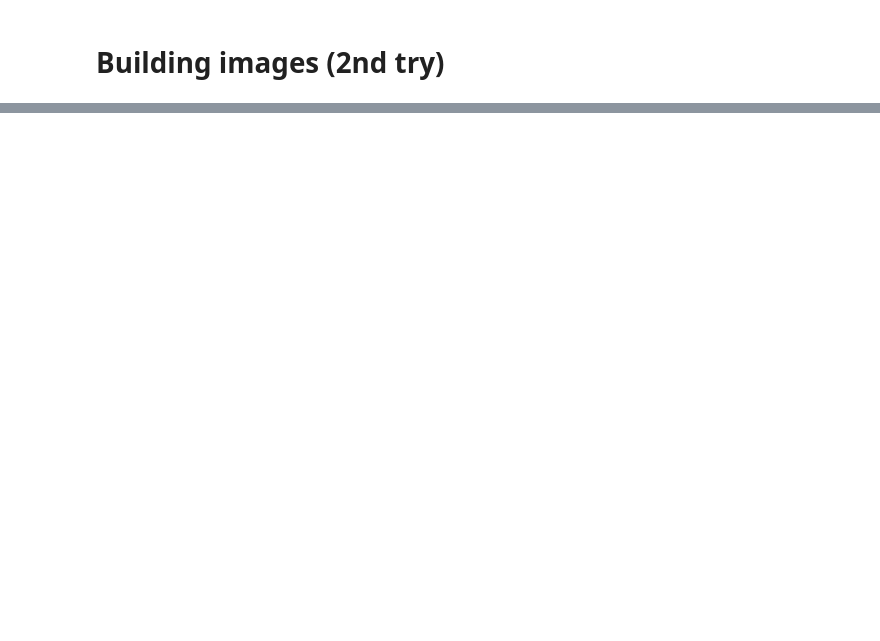
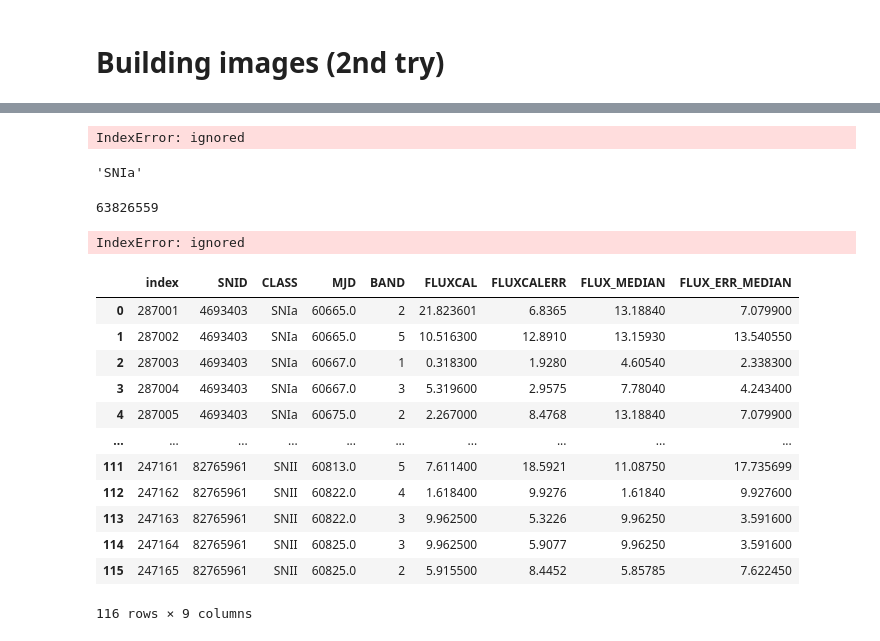
Before and after one commit to vPedreros/ELAsTICC_SNe_Classification, a Jupyter notebook: Copia de ELAsTICC_Pedre(2).ipynb, the cells around one changed output, grey strips where cells are left out. Drawn from its saved outputs; the diff is of its cells as text; code cells hidden in the pictures; blank space fills up the shorter version.

```diff
--- a/Copia de ELAsTICC_Pedre(2).ipynb
+++ b/Copia de ELAsTICC_Pedre(2).ipynb
@@ -261,0 +209,6 @@ df.drop(df[df.MJD > 61200].index, inplace=True)
+# %%
+from sklearn.model_selection import train_test_split
+
+np.random.seed(4501)
+
+snids_train, snids_test = train_test_split(df.SNID.unique(), test_size=0.4,  random_state=1)
@@ -262,3 +219,15 @@ df.drop(df[df.MJD > 61200].index, inplace=True)
+# %%
+df['FLUX_MEDIAN'] = np.nan
+df['FLUX_ERR_MEDIAN']=np.nan
+# %%
+snid = df.SNID.unique()
+for sn in snid:
+  for c in color:
+    mask  = (df.SNID == sn) & (df.BAND == c)
+    df.loc[mask, 'FLUX_MEDIAN']  = df.loc[mask, 'FLUXCAL'].median()
+    df.loc[mask, 'FLUX_ERR_MEDIAN']  = df.loc[mask, 'FLUXCALERR'].median()
+
+#51 min
 # %%
 snids2 = df.SNID.unique()
 len(snids2)
@@ -293,3 +294,10 @@ insert_mjd(snids2[0],df)
+# %%
+df_add14 = add_mjd(snids_train[14], df[df.SNID== snids_train[14]],arr)
+df_add14.sort_values()
+# %% [output]
+IndexError: ignored
 # %%
-mask = (df.SNID == snids2[0]) & (df.BAND == 'i')
-df.loc[mask]
+mask=(df.SNID == snids_train[1])& (df.BAND ==2)
+df.loc[mask, 'CLASS'].values[0]
+# %% [output]
+'SNIa'
@@ -300,2 +304,10 @@ len(snids)
+# %%
+for i in range(1,13):
+  print(snids_train[i])
+  df_add = pd.concat([df_add,
+                      add_mjd(snids_train[i], df[df.SNID == snids_train[i]],arr)]).reset_index()
+# %% [output]
+63826559
+IndexError: ignored
 # %%
-other = df[(df.SNID == snids2[0]) | (df.SNID == snids2[340])].copy()
+uou = pd.concat([df[df.SNID == snids_train[0]], df[df.SNID == snids_train[12]]]).reset_index()
@@ -303,0 +314,16 @@ other = other.SNID.apply(lambda x: insert_mjd(x, other))
+# %%
+uou
+# %% [output]
+|  | index | SNID | CLASS | MJD | BAND | FLUXCAL | FLUXCALERR | FLUX_MEDIAN | FLUX_ERR_MEDIAN |
+| 0 | 287001 | 4693403 | SNIa | 60665.0 | 2 | 21.823601 | 6.8365 | 13.18840 | 7.079900 |
+| 1 | 287002 | 4693403 | SNIa | 60665.0 | 5 | 10.516300 | 12.8910 | 13.15930 | 13.540550 |
+| 2 | 287003 | 4693403 | SNIa | 60667.0 | 1 | 0.318300 | 1.9280 | 4.60540 | 2.338300 |
+| 3 | 287004 | 4693403 | SNIa | 60667.0 | 3 | 5.319600 | 2.9575 | 7.78040 | 4.243400 |
+| 4 | 287005 | 4693403 | SNIa | 60675.0 | 2 | 2.267000 | 8.4768 | 13.18840 | 7.079900 |
+| ... | ... | ... | ... | ... | ... | ... | ... | ... | ... |
+| 111 | 247161 | 82765961 | SNII | 60813.0 | 5 | 7.611400 | 18.5921 | 11.08750 | 17.735699 |
+| 112 | 247162 | 82765961 | SNII | 60822.0 | 4 | 1.618400 | 9.9276 | 1.61840 | 9.927600 |
+| 113 | 247163 | 82765961 | SNII | 60822.0 | 3 | 9.962500 | 5.3226 | 9.96250 | 3.591600 |
+| 114 | 247164 | 82765961 | SNII | 60825.0 | 3 | 9.962500 | 5.9077 | 9.96250 | 3.591600 |
+| 115 | 247165 | 82765961 | SNII | 60825.0 | 2 | 5.915500 | 8.4452 | 5.85785 | 7.622450 |
+116 rows × 9 columns
```
Also changed, not shown: parts of 36 cells of this notebook.
